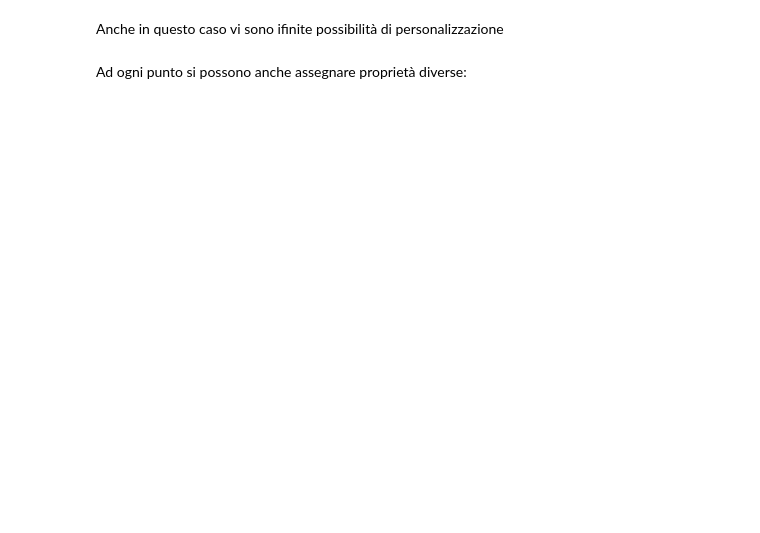
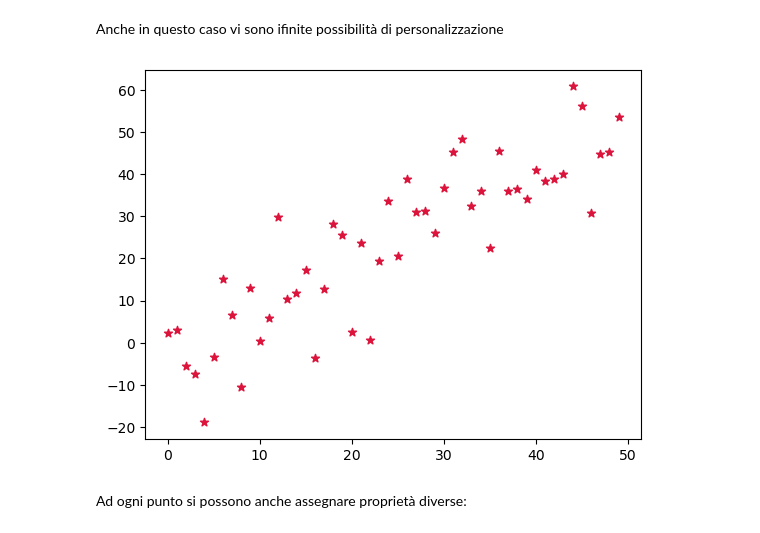
Before and after one commit to jb-sharp/stat4bigdata, a Jupyter notebook: Lezione 8/08-1-matplotlib.ipynb, the cells around one changed output. Cells and saved outputs as stored; diff of their text form; code cells hidden in the pictures; blank space fills up the shorter version.

```diff
--- a/Lezione 8/08-1-matplotlib.ipynb
+++ b/Lezione 8/08-1-matplotlib.ipynb
@@ -116,8 +158,12 @@ plt.show()
 Anche in questo caso vi sono ifinite possibilità di personalizzazione
 # %%
 plt.figure()
-plt.scatter(x, y, marker = "*", color = "crimson") # Un unico valore -> tutti i punti colorati uguali
+plt.scatter(x, y,
+            marker = "*",
+            color = "crimson") # Un unico valore -> tutti i punti colorati uguali
 plt.show()
+# %% [output]
+[figure, added]
 # %% [markdown]
 Ad ogni punto si possono anche assegnare proprietà diverse:
 # %%
```
Also changed, not shown: parts of 23 cells of this notebook, 1 other file.
